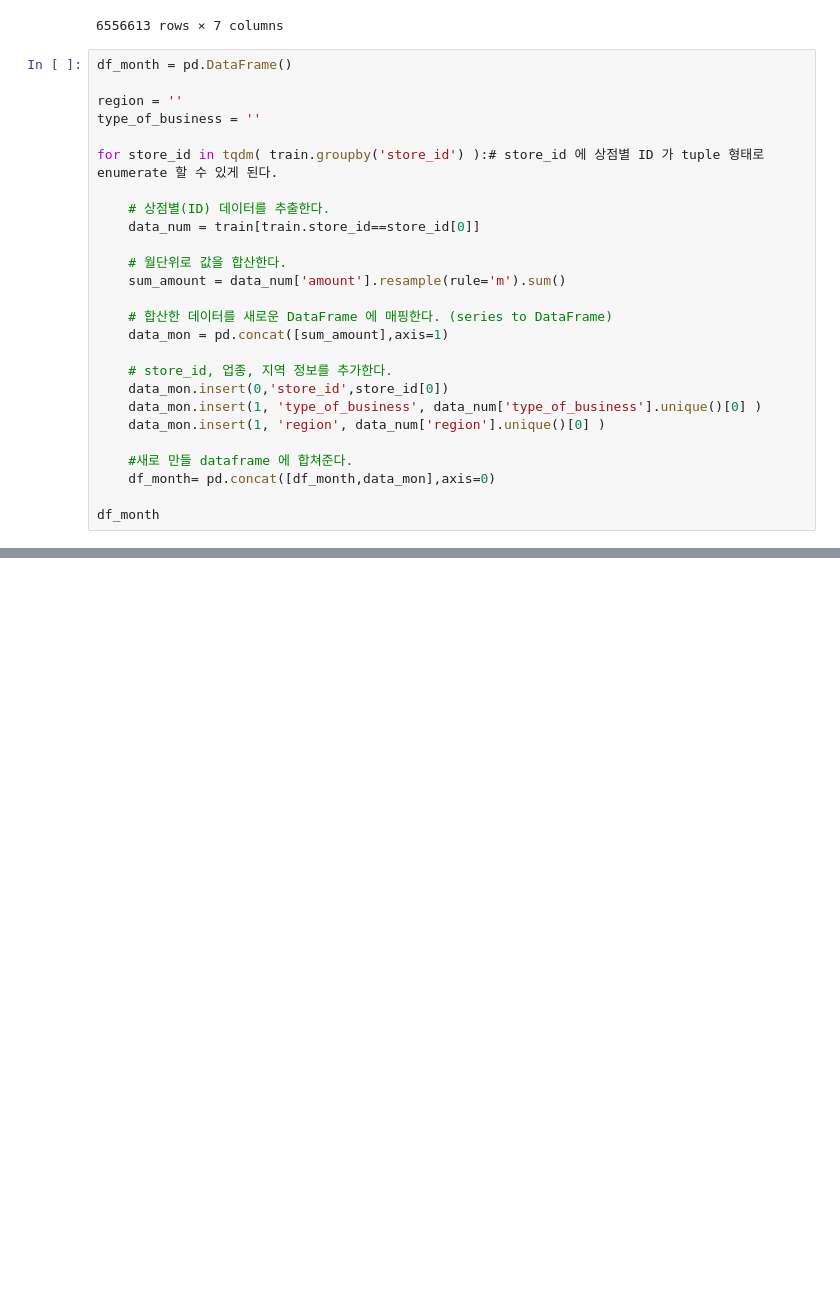
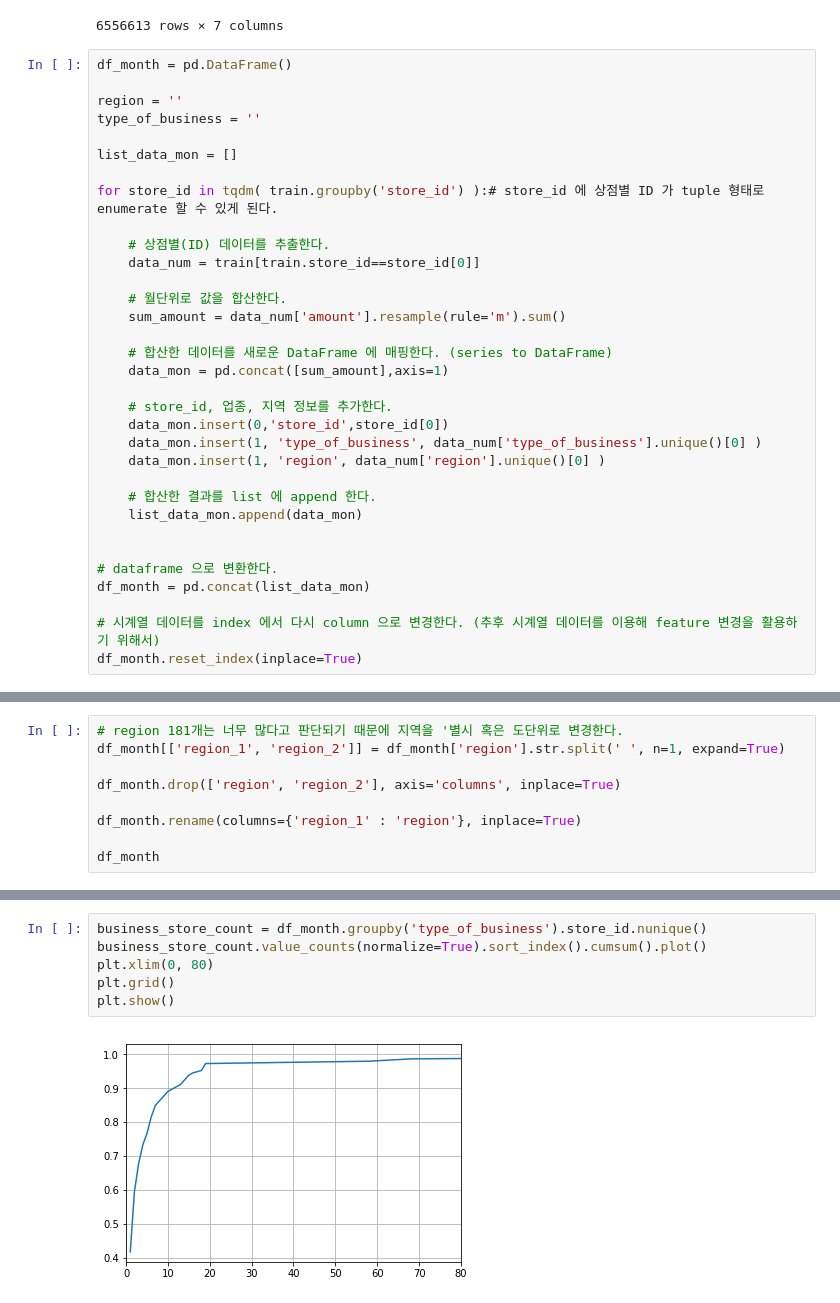
Before and after one commit to AllenBJLee/dacon, a Jupyter notebook: funda/funda_mark2.ipynb, the cells around one changed output, grey strips where cells are left out. Saved outputs shown, nothing was run; the diff lists cells and outputs as text; blank space fills up the shorter version.

```diff
--- a/funda/funda_mark2.ipynb
+++ b/funda/funda_mark2.ipynb
@@ -233,6 +236,8 @@ df_month = pd.DataFrame()
 
 region = ''
 type_of_business = ''
+
+list_data_mon = []
 
 for store_id in tqdm( train.groupby('store_id') ):# store_id 에 상점별 ID 가 tuple 형태로 enumerate 할 수 있게 된다.
 
@@ -250,7 +255,12 @@ for store_id in tqdm( train.groupby('store_id') ):# store_id 에 상점별 ID
     data_mon.insert(1, 'type_of_business', data_num['type_of_business'].unique()[0] )
     data_mon.insert(1, 'region', data_num['region'].unique()[0] )
 
-    #새로 만들 dataframe 에 합쳐준다.
-    df_month= pd.concat([df_month,data_mon],axis=0)
+    # 합산한 결과를 list 에 append 한다.
+    list_data_mon.append(data_mon)
 
-df_month
+
+# dataframe 으로 변환한다.
+df_month = pd.concat(list_data_mon)
+
+# 시계열 데이터를 index 에서 다시 column 으로 변경한다. (추후 시계열 데이터를 이용해 feature 변경을 활용하기 위해서)
+df_month.reset_index(inplace=True)
@@ -278,3 +285,12 @@ df_month
 len( df_month.region.unique() )
 # %% [output]
 181
+# %%
+# region 181개는 너무 많다고 판단되기 때문에 지역을 '별시 혹은 도단위로 변경한다.
+df_month[['region_1', 'region_2']] = df_month['region'].str.split(' ', n=1, expand=True)
+
+df_month.drop(['region', 'region_2'], axis='columns', inplace=True)
+
+df_month.rename(columns={'region_1' : 'region'}, inplace=True)
+
+df_month
@@ -280,0 +326,8 @@ len( df_month.region.unique() )
+# %%
+business_store_count = df_month.groupby('type_of_business').store_id.nunique()
+business_store_count.value_counts(normalize=True).sort_index().cumsum().plot()
+plt.xlim(0, 80)
+plt.grid()
+plt.show()
+# %% [output]
+[figure, added]
```
Also changed, not shown: parts of 20 cells of this notebook, 1 other file.
